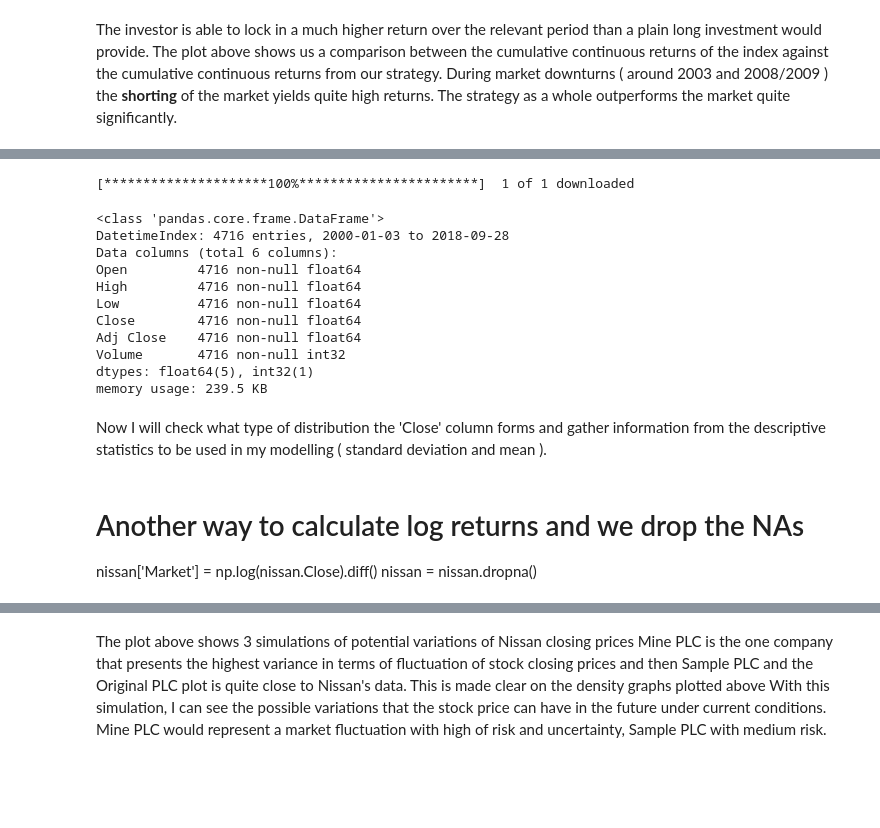
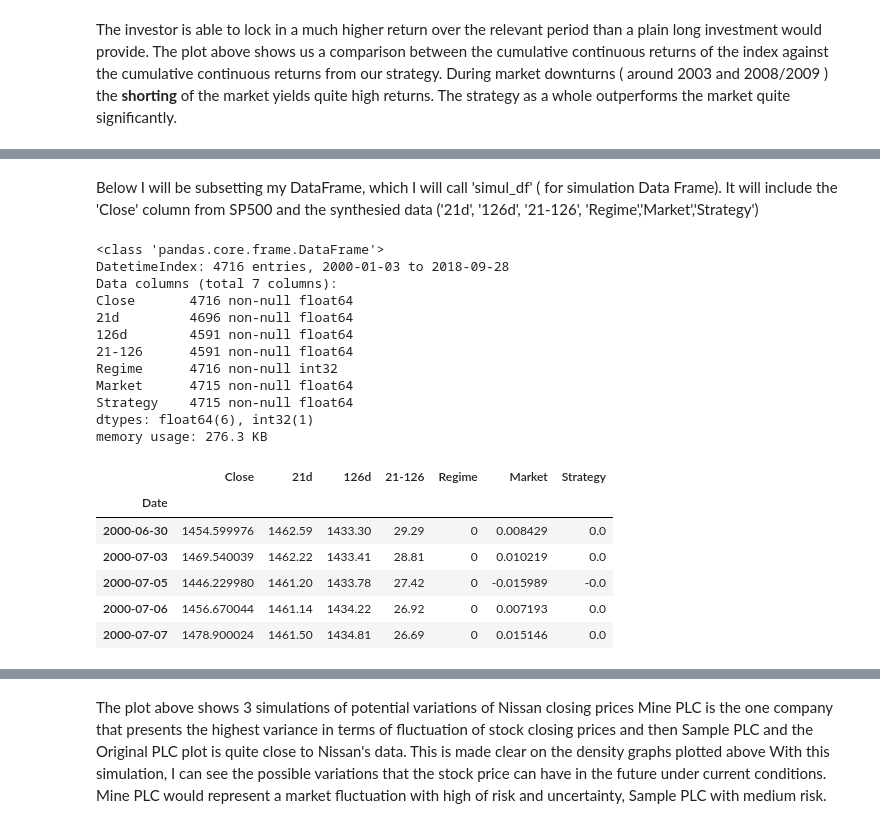
Before and after one commit to MarcoMen-Temp/Programming-Project, a Jupyter notebook: Programming.ipynb, the cells around one changed output, grey strips where cells are left out. Saved outputs shown, nothing was run; the diff lists cells and outputs as text; code cells hidden in the pictures; blank space fills up the shorter version.

```diff
--- a/Programming.ipynb
+++ b/Programming.ipynb
@@ -193,31 +189,32 @@ Now my boss asks me to perform a market simulation based on the Nissan index sto
-# %%
-tickers = ['NSANY']
-
-start_date = '2000-01-01'
-end_date = '2018-09-30'
-
-# User pandas_reader.data.DataReader to load the desired data. As simple as that.
-nissan = pdr.get_data_yahoo(tickers,start=start_date, end=end_date)
-# %% [output]
-[*********************100%***********************]  1 of 1 downloaded
-# %%
-nissan.info()
-# %% [output]
-<class 'pandas.core.frame.DataFrame'>
-DatetimeIndex: 4716 entries, 2000-01-03 to 2018-09-28
-Data columns (total 6 columns):
-Open         4716 non-null float64
-High         4716 non-null float64
-Low          4716 non-null float64
-Close        4716 non-null float64
-Adj Close    4716 non-null float64
-Volume       4716 non-null int32
-dtypes: float64(5), int32(1)
-memory usage: 239.5 KB
-# %% [markdown]
-Now I will check what type of distribution the 'Close' column forms and gather information from the descriptive statistics to be used in my modelling ( standard deviation and mean ).
-# %% [markdown]
-# Another way to calculate log returns and we drop the NAs
-
-nissan['Market'] = np.log(nissan.Close).diff()
-nissan = nissan.dropna()
+# %% [markdown]
+Below I will be subsetting my DataFrame, which I will call 'simul_df' ( for simulation Data Frame). It will include the 'Close' column from SP500 and the synthesied data ('21d', '126d', '21-126', 'Regime','Market','Strategy')
+# %%
+# My fake dataset
+
+simul_df = SP500[['Close','21d','126d','21-126','Regime','Market','Strategy']]
+
+simul_df.info()
+
+simul_df=simul_df.dropna() # This dataset only starts 126 days in the time series after because of NaNs dropped
+
+simul_df.head()
+# %% [output]
+<class 'pandas.core.frame.DataFrame'>
+DatetimeIndex: 4716 entries, 2000-01-03 to 2018-09-28
+Data columns (total 7 columns):
+Close       4716 non-null float64
+21d         4696 non-null float64
+126d        4591 non-null float64
+21-126      4591 non-null float64
+Regime      4716 non-null int32
+Market      4715 non-null float64
+Strategy    4715 non-null float64
+dtypes: float64(6), int32(1)
+memory usage: 276.3 KB
+|  | Close | 21d | 126d | 21-126 | Regime | Market | Strategy |
+| Date |  |  |  |  |  |  |  |
+| 2000-06-30 | 1454.599976 | 1462.59 | 1433.30 | 29.29 | 0 | 0.008429 | 0.0 |
+| 2000-07-03 | 1469.540039 | 1462.22 | 1433.41 | 28.81 | 0 | 0.010219 | 0.0 |
+| 2000-07-05 | 1446.229980 | 1461.20 | 1433.78 | 27.42 | 0 | -0.015989 | -0.0 |
+| 2000-07-06 | 1456.670044 | 1461.14 | 1434.22 | 26.92 | 0 | 0.007193 | 0.0 |
+| 2000-07-07 | 1478.900024 | 1461.50 | 1434.81 | 26.69 | 0 | 0.015146 | 0.0 |
```
Also changed, not shown: parts of 19 cells of this notebook.
